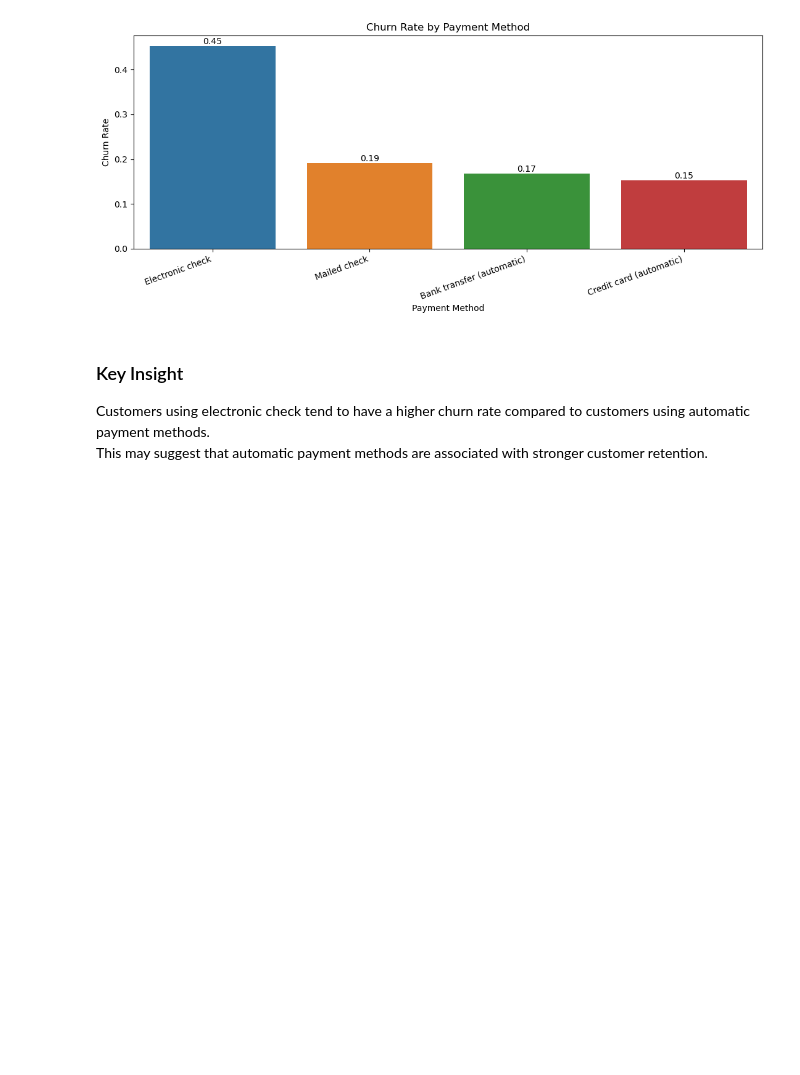
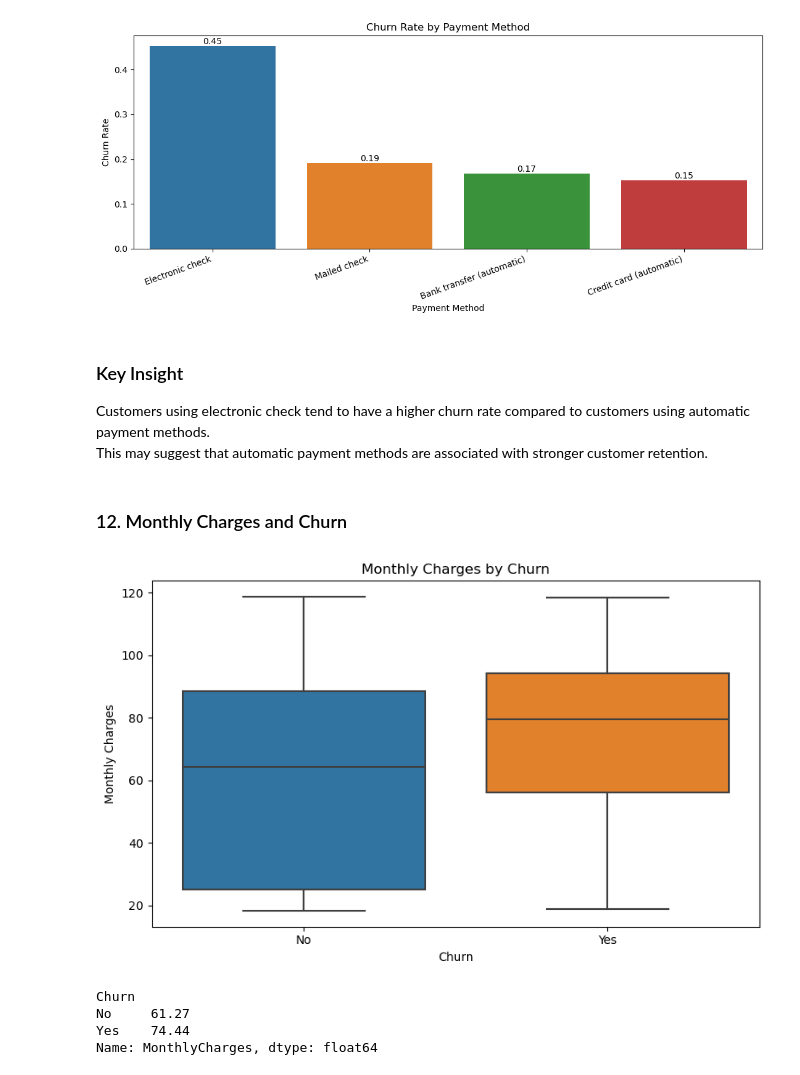
Before and after one commit to ChiBao-v/Customer-Churn-Prediction-System, a Jupyter notebook: notebooks/eda_customer_churn_analysis.ipynb, the cells around one changed output. Saved outputs shown, nothing was run; the diff lists cells and outputs as text; code cells hidden in the pictures; blank space fills up the shorter version.

```diff
--- a/notebooks/eda_customer_churn_analysis.ipynb
+++ b/notebooks/eda_customer_churn_analysis.ipynb
@@ -329,3 +329,26 @@ plt.show()
 
 Customers using electronic check tend to have a higher churn rate compared to customers using automatic payment methods.
 This may suggest that automatic payment methods are associated with stronger customer retention.
+# %% [markdown]
+### 12. Monthly Charges and Churn
+# %%
+plt.figure(figsize=(8, 5))
+
+sns.boxplot(data=df_clean, x="Churn", y="MonthlyCharges")
+
+plt.title("Monthly Charges by Churn")
+plt.xlabel("Churn")
+plt.ylabel("Monthly Charges")
+
+plt.tight_layout()
+plt.show()
+# %% [output]
+[figure, added]
+# %%
+# Average monthly charges by churn
+df_clean.groupby("Churn")['MonthlyCharges'].mean().round(2)
+# %% [output]
+Churn
+No     61.27
+Yes    74.44
+Name: MonthlyCharges, dtype: float64
```
Also changed, not shown: parts of 14 cells of this notebook.
